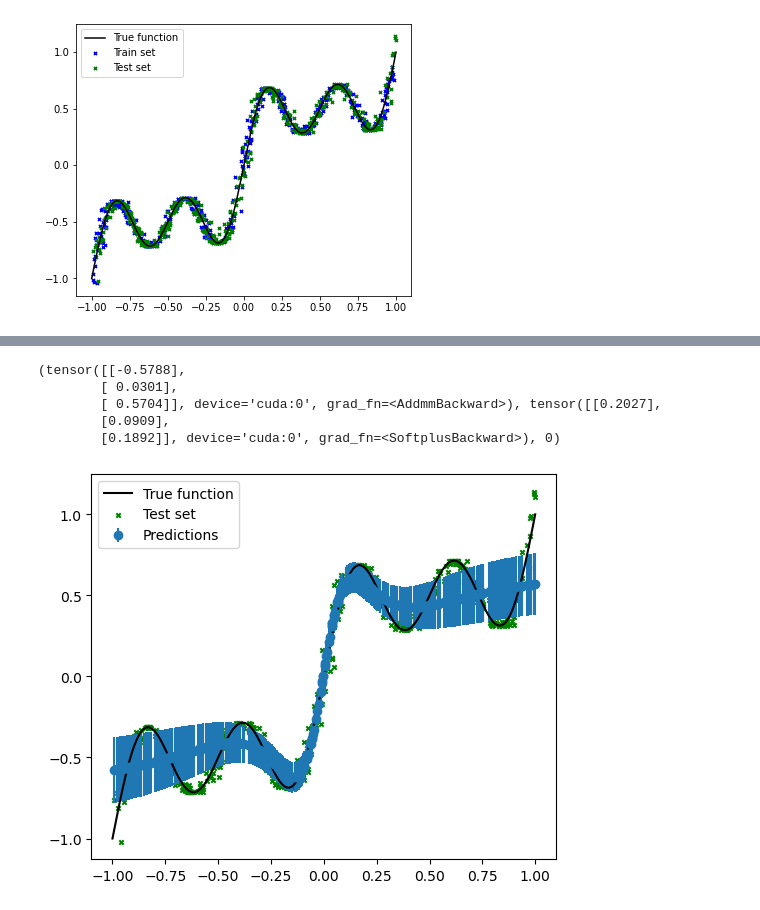
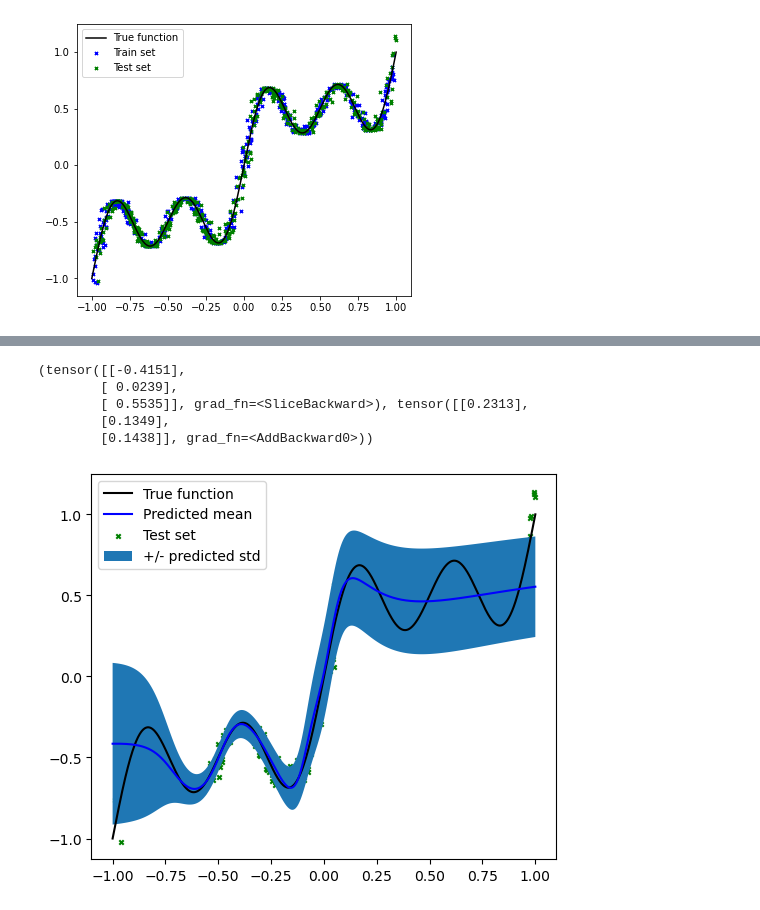
Before and after one commit to jetsnguns/bayesnn, a Jupyter notebook: bnn_reg_full.ipynb, the cells around one changed output, grey strips where cells are left out. Cells and saved outputs as stored; diff of their text form; code cells hidden in the pictures.

```diff
--- a/bnn_reg_full.ipynb
+++ b/bnn_reg_full.ipynb
@@ -57,7 +56,7 @@ plt.show()
 # %%
 n_hidden = 5
 
-model_reg = BBBHetRegDualModel(hidden_size=n_hidden, act_func=F.tanh).to(device)
+model_reg = BBBHetRegModel(hidden_size=n_hidden, act_func=F.tanh).to(device)
 
 params_reg = list(model_reg.parameters())
 optimizer_reg = torch.optim.Adam(params_reg, lr=0.01)
@@ -74,37 +73,34 @@ num_epoches = 3000
 num_samples = 10
 
 model_reg.train(True)
-#model_reg.train(False)
 
-for ep in tqdm(range(num_epoches)):
+for ep in tqdm(range(1, num_epoches+1)):
     optimizer_reg.zero_grad()
     log_likelihood_total = 0
-    kl_total = 0
+    kl = model_reg.get_kl()
 
     for i in range(num_samples):
-        out_mu, out_sigma, out_kl = model_reg(X_train_tensor, sample=True)
-        #kl_total += out_kl
-        kl_total = out_kl
+        out_mu, out_sigma = model_reg(X_train_tensor, sample=True)
 
         log_likelihood = torch.distributions.Normal(loc=out_mu, scale=out_sigma).log_prob(y_train_tensor).sum()
         log_likelihood_total += log_likelihood
 
     #elbo = (log_likelihood_total - kl_total) / (num_samples * x_train.shape[0])
     log_likelihood_total_s = log_likelihood_total / num_samples
-    elbo = log_likelihood_total_s - kl_total
+    elbo = log_likelihood_total_s - kl
     (-elbo).backward()
 
     optimizer_reg.step()
     #optimizer_reg.zero_grad()
 
-    if (ep + 1) % 50 == 0:
+    if ep % 50 == 0:
         print(f'Epoch {ep} | '
               f'ELBO {elbo.cpu().detach().numpy()} | '
               f'LL {log_likelihood_total_s.cpu().detach().numpy()} | '
-              f'KL {kl_total.cpu().detach().numpy() if isinstance(kl_total, torch.Tensor) else kl_total}')
+              f'KL {kl.cpu().detach().numpy() if isinstance(kl, torch.Tensor) else kl}')
 
         with torch.no_grad():
-            y_pred, _, _ = model_reg(X_test_tensor, sample=False)
+            y_pred, _ = model_reg(X_test_tensor, sample=False)
             mse = loss_fn(y_pred, y_test_tensor).mean().cpu().detach().numpy()
 
         print(f"MSE {mse}")
@@ -130,41 +126,50 @@ MSE 0.02088306099176407
 n_samples = 100
 model_reg.train(False)
 
-samples_m = np.zeros((X_test_tensor.shape[0], n_samples))
+true_x_tensor = torch.from_numpy(true_x.reshape((-1, 1))).float().to(device)
+#true_y_tensor = torch.from_numpy(true_y_train.reshape((-1, 1))).float().to(device)
+
+samples_m = np.zeros((true_x_tensor.shape[0], n_samples))
 samples_s = np.zeros_like(samples_m)
 for i in range(n_samples):
-    mus, sigmas, _ = model_reg(X_test_tensor, sample=False)
+    mus, sigmas = model_reg(true_x_tensor, sample=False)
     np_m = mus.cpu().data.numpy()
     np_s = sigmas.cpu().data.numpy()
     samples_m[:, i] = np_m[:, 0]
     samples_s[:, i] = np_s[:, 0]
 
-y_pred = samples_m.mean(axis=1)
-#y_err = np.array(samples_m).std(axis=0)
-y_err = samples_s.mean(axis=1)
+y_pred_mean = samples_m.mean(axis=1)
+y_pred_std = samples_s.mean(axis=1)
+
+ti = stats.t(df=num_samples - 1).ppf((0.025, 0.975))
+y_err = ti[1] * y_pred_std / np.sqrt(1. + 1. / num_samples)
 
 print(model_reg(torch.tensor([[-1.0], [0.0], [1.0]], device=device), sample=False))
 # %% [output]
-(tensor([[-0.5788],
-        [ 0.0301],
-        [ 0.5704]], device='cuda:0', grad_fn=<AddmmBackward>), tensor([[0.2027],
-        [0.0909],
-        [0.1892]], device='cuda:0', grad_fn=<SoftplusBackward>), 0)
+(tensor([[-0.4151],
+        [ 0.0239],
+        [ 0.5535]], grad_fn=<SliceBackward>), tensor([[0.2313],
+        [0.1349],
+        [0.1438]], grad_fn=<AddBackward0>))
 # %%
 plt.figure(figsize = (6, 5))
 plt.style.use('default')
 
 plt.plot(true_x, true_y, color='black', label='True function')
 plt.scatter(X_test, y_test, s=10, marker='x', color='green', label='Test set')
+
+plt.plot(true_x, y_pred, color='blue', label='Predicted mean')
+plt.fill_between(true_x, y_pred-y_err, y_pred+y_err, label='+/- predicted std')
+
 #plt.scatter(X_test, y_pred, s=10, marker='o', label='Predictions')
+#plt.errorbar(X_test, y_pred, yerr=y_err, fmt='o', ls='none', label='Predictions')
 
-plt.errorbar(X_test, y_pred, yerr=y_err, fmt='o', ls='none', label='Predictions')
 
 plt.legend()
 
 plt.show()
 # %% [output]
-[figure, old version]
+[figure, new version]
 # %%
 model_simple =  nn.Sequential(
           nn.Linear(1, n_hidden),
```
Also changed, not shown: parts of 6 cells of this notebook, 4 other files.
